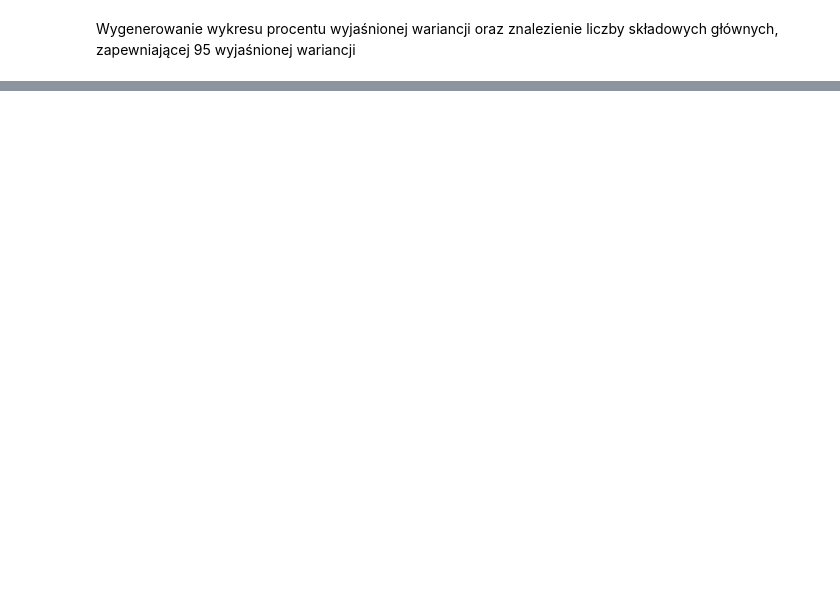
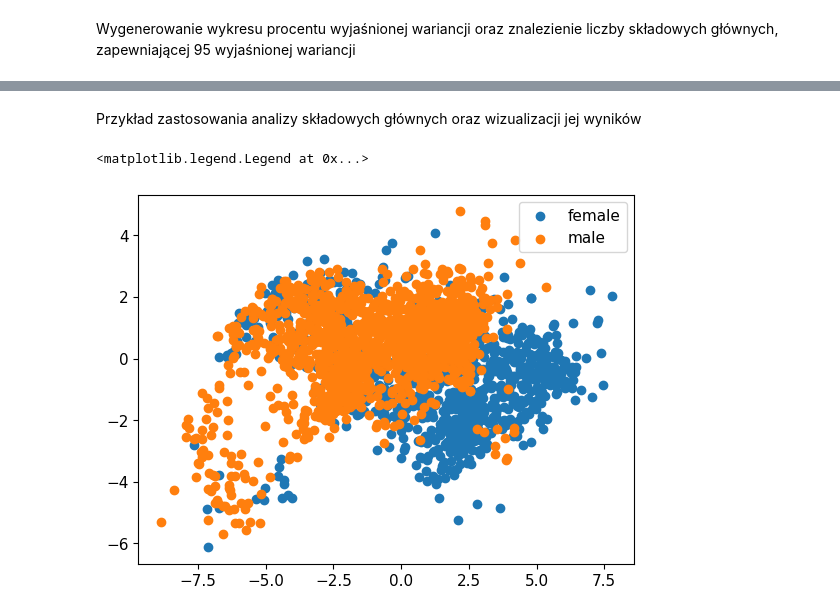
Before and after one commit to PenguinPops/Sem5, a Jupyter notebook: pylab/lab4/z2.ipynb, the cells around one changed output, grey strips where cells are left out. Saved outputs shown, nothing was run; the diff lists cells and outputs as text; code cells hidden in the pictures; blank space fills up the shorter version.

```diff
--- a/pylab/lab4/z2.ipynb
+++ b/pylab/lab4/z2.ipynb
@@ -61,0 +67,14 @@ iances)
+# %% [markdown]
+Przykład zastosowania analizy składowych głównych oraz wizualizacji jej wyników
+# %%
+X_paced=PCA(2).fit_transform(X_train)
+fig,ax=plt.subplots(1,1)
+females=y_train==1
+ax.scatter(X_paced[females,0],X_paced[females,1],
+label='female')
+ax.scatter(X_paced[~females,0],X_paced[~females,1],
+label='male')
+ax.legend()
+# %% [output]
+<matplotlib.legend.Legend at 0x...>
+[figure, added]
```
Also changed, not shown: parts of 6 cells of this notebook, 1 other file.
